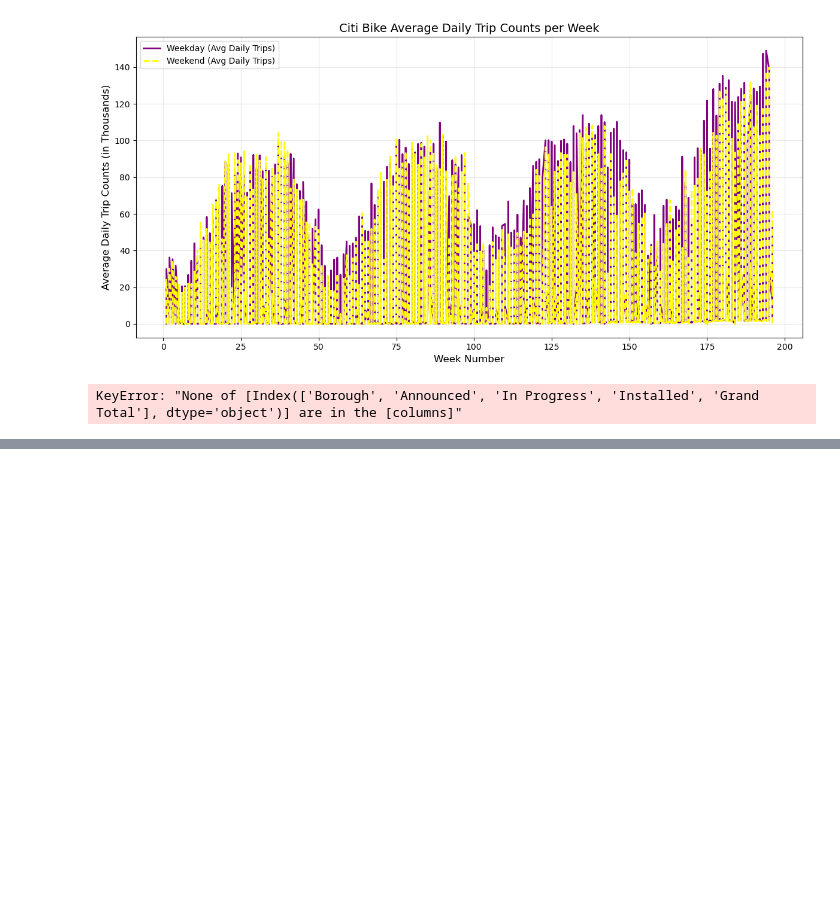
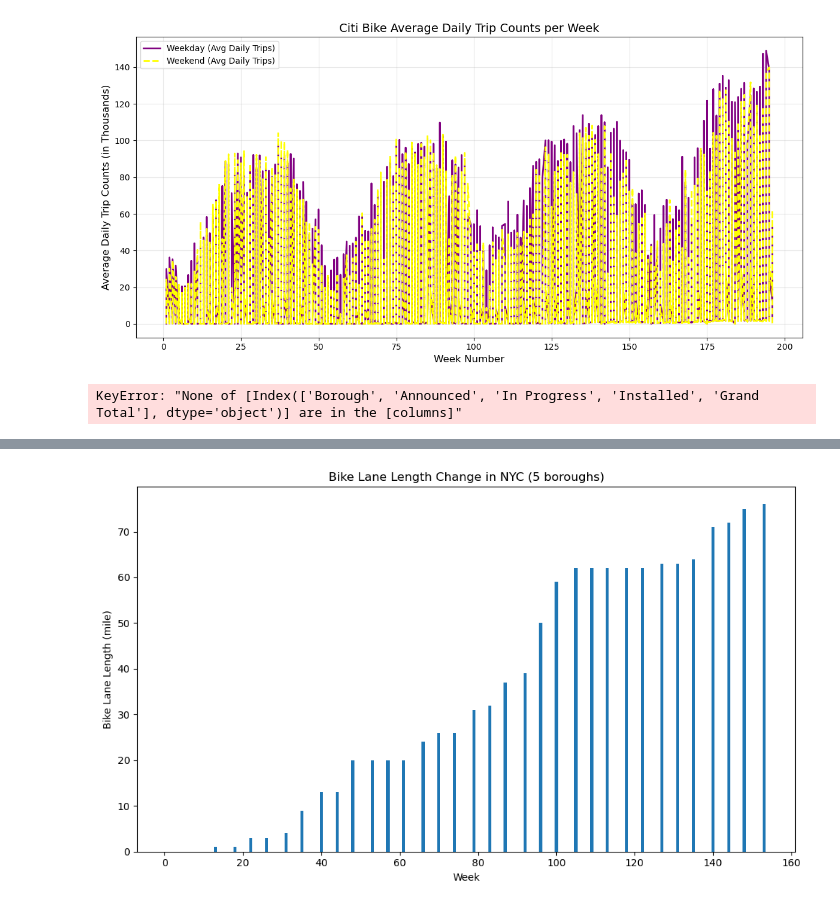
Before and after one commit to amyxqc/bikenyc2024, a Jupyter notebook: weather.ipynb, the cells around one changed output, grey strips where cells are left out. Cells and saved outputs as stored; diff of their text form; code cells hidden in the pictures; blank space fills up the shorter version.

```diff
--- a/weather.ipynb
+++ b/weather.ipynb
@@ -457,0 +827,2 @@ NameError: name 'pd' is not defined
+# %%
+data['Date'] = pd.to_datetime(data['Date'], format='%m/%d/%y', errors='coerce')
@@ -457,0 +840,9 @@ NameError: name 'pd' is not defined
+# %%
+start_date = pd.Timestamp('2022-01-01')
+
+data['Year'] = data['Date'].dt.year  # Extract 4-digit year
+data['Month_Number'] = data['Date'].dt.month  # Extract month number
+data['Week_Number'] = ((data['Date'] - start_date).dt.days // 7) + 1
+# %%
+filtered_data = data[['Date', 'Year', 'Month_Number', 'Week_Number', 'Complete']]
+print(filtered_data)  # Display the processed data
@@ -457,0 +867,6 @@ NameError: name 'pd' is not defined
+# %%
+# Add a new column `FullLength` by adding 650 to the `Complete` column
+filtered_data['FullLength'] = filtered_data['Complete'] + 650
+
+# Display the updated DataFrame
+print(filtered_data)
@@ -457,0 +894,11 @@ NameError: name 'pd' is not defined
+# %%
+# Plot the data
+plt.figure(figsize=(10, 6))
+plt.bar(filtered_data["Week_Number"], filtered_data["Complete"], width=0.8)
+plt.title("Bike Lane Length Change in NYC (5 boroughs)")
+plt.xlabel("Week")
+plt.ylabel("Bike Lane Length (mile)")
+plt.tight_layout()
+plt.show()
+# %% [output]
+[figure, added]
```
Also changed, not shown: parts of 23 cells of this notebook, 1 other file.
